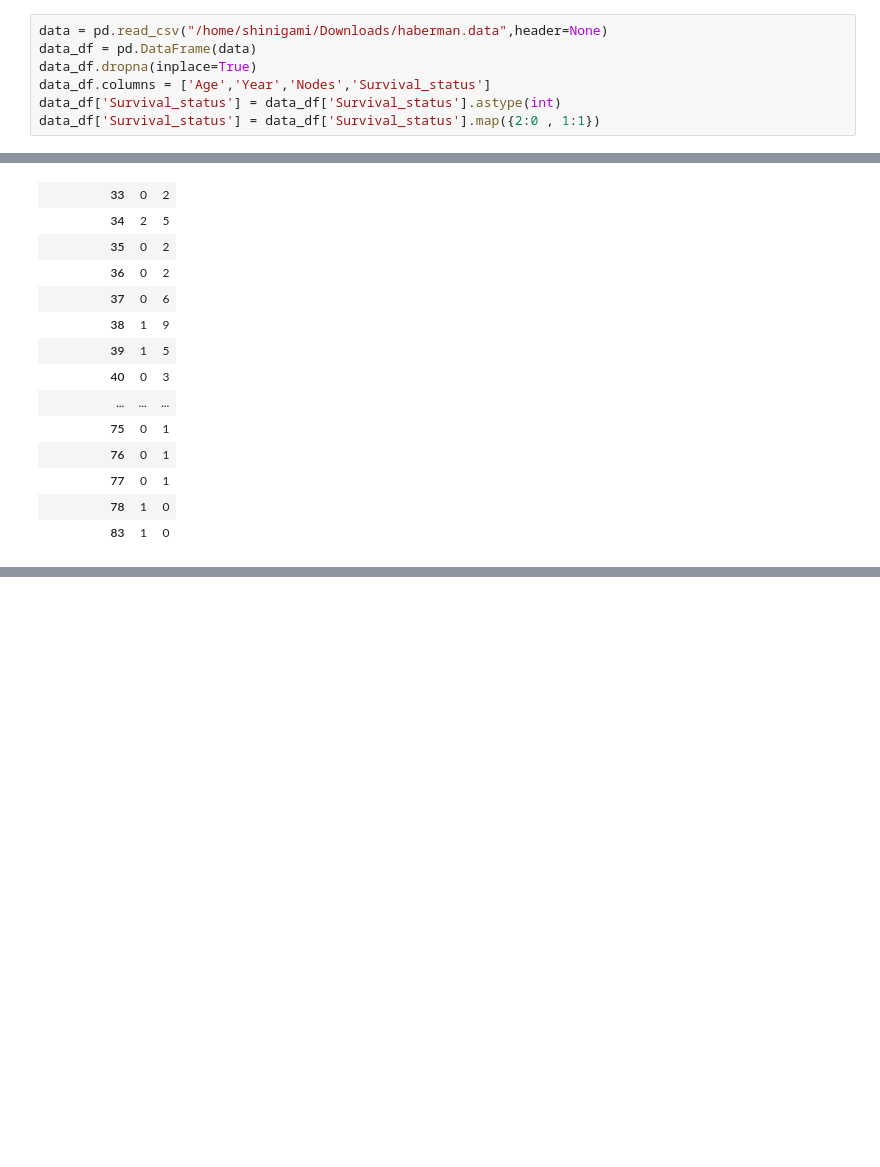
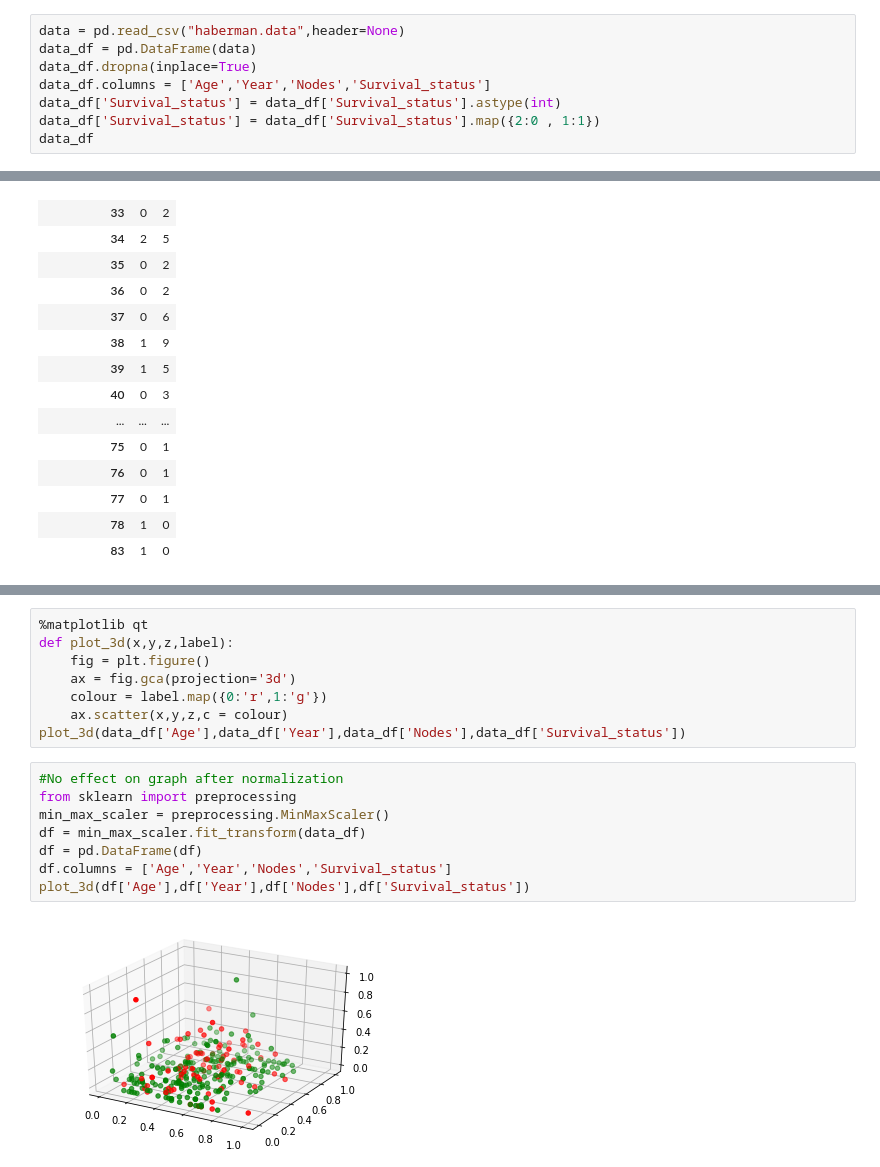
Before and after one commit to joshihimanshu21/LabelNoise, a Jupyter notebook: Mislabeled data handling.ipynb, the cells around one changed output, grey strips where cells are left out. Drawn from its saved outputs; the diff is of its cells as text; blank space fills up the shorter version.

Commit message:
added 3d Graph

```diff
--- a/Mislabeled data handling.ipynb
+++ b/Mislabeled data handling.ipynb
@@ -16,7 +17,8 @@ from sklearn.metrics import accuracy_score
 # %%
-data = pd.read_csv("/home/shinigami/Downloads/haberman.data",header=None)
+data = pd.read_csv("haberman.data",header=None)
 data_df = pd.DataFrame(data)
 data_df.dropna(inplace=True)
 data_df.columns = ['Age','Year','Nodes','Survival_status']
 data_df['Survival_status'] = data_df['Survival_status'].astype(int)
 data_df['Survival_status'] = data_df['Survival_status'].map({2:0 , 1:1})
+data_df
@@ -159,0 +201,18 @@ pd.crosstab(data_df['Age'] , data_df['Survival_status'])
+# %%
+%matplotlib qt
+def plot_3d(x,y,z,label):
+    fig = plt.figure()
+    ax = fig.gca(projection='3d')
+    colour = label.map({0:'r',1:'g'})
+    ax.scatter(x,y,z,c = colour)
+plot_3d(data_df['Age'],data_df['Year'],data_df['Nodes'],data_df['Survival_status'])
+# %%
+#No effect on graph after normalization
+from sklearn import preprocessing
+min_max_scaler = preprocessing.MinMaxScaler()
+df = min_max_scaler.fit_transform(data_df)
+df = pd.DataFrame(df)
+df.columns = ['Age','Year','Nodes','Survival_status']
+plot_3d(df['Age'],df['Year'],df['Nodes'],df['Survival_status'])
+# %% [output]
+[figure, added]
```
Also changed, not shown: parts of 9 cells of this notebook, 1 other file.
